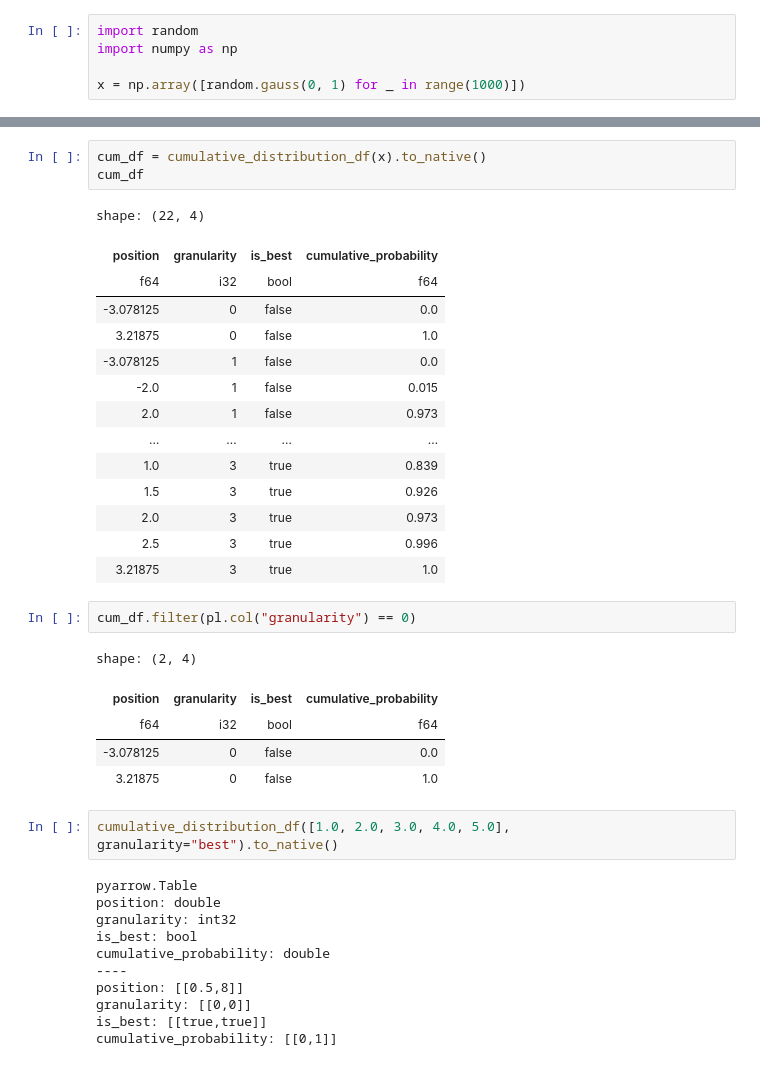
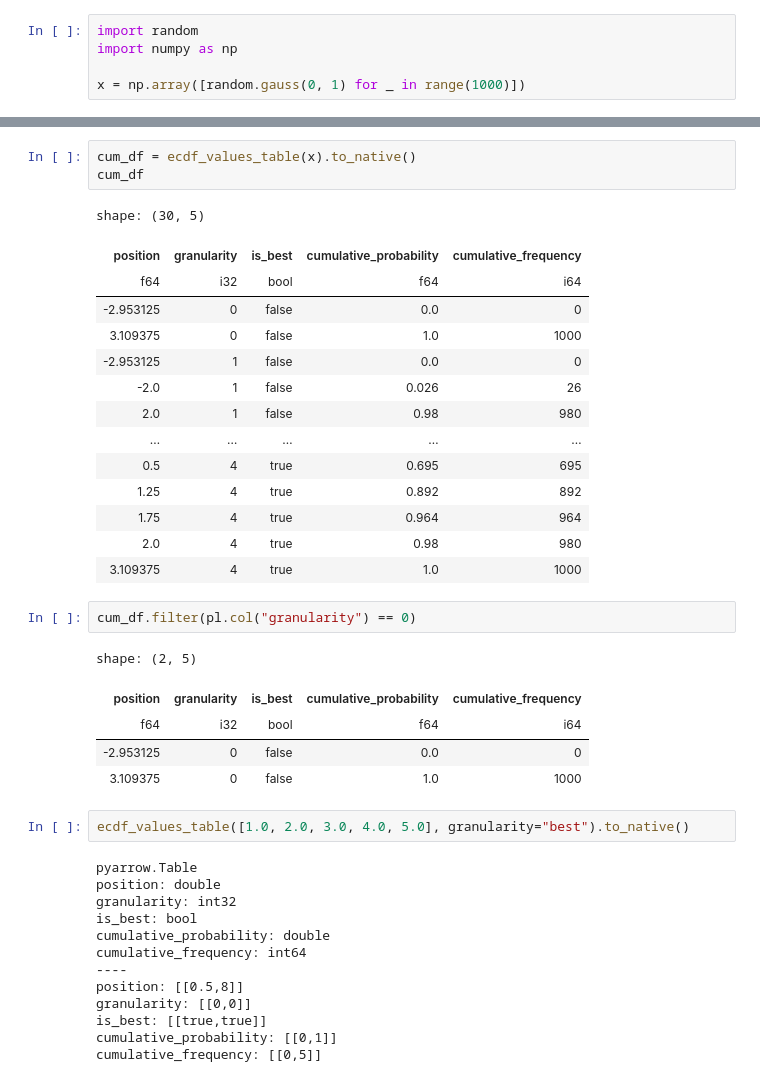
Before and after one commit to KhiopsML/khisto-python, a Jupyter notebook: sandbox/array.ipynb, the cells around one changed output, grey strips where cells are left out. Saved outputs shown, nothing was run; the diff lists cells and outputs as text.

```diff
--- a/sandbox/array.ipynb
+++ b/sandbox/array.ipynb
@@ -112,39 +115,41 @@ shape: (18, 9)
 # %%
-cum_df = cumulative_distribution_df(x).to_native()
+cum_df = ecdf_values_table(x).to_native()
 cum_df
 # %% [output]
-shape: (22, 4)
+shape: (30, 5)
-| position | granularity | is_best | cumulative_probability |
-| f64 | i32 | bool | f64 |
-| -3.078125 | 0 | false | 0.0 |
-| 3.21875 | 0 | false | 1.0 |
-| -3.078125 | 1 | false | 0.0 |
-| -2.0 | 1 | false | 0.015 |
-| 2.0 | 1 | false | 0.973 |
-| … | … | … | … |
-| 1.0 | 3 | true | 0.839 |
-| 1.5 | 3 | true | 0.926 |
-| 2.0 | 3 | true | 0.973 |
-| 2.5 | 3 | true | 0.996 |
-| 3.21875 | 3 | true | 1.0 |
+| position | granularity | is_best | cumulative_probability | cumulative_frequency |
+| f64 | i32 | bool | f64 | i64 |
+| -2.953125 | 0 | false | 0.0 | 0 |
+| 3.109375 | 0 | false | 1.0 | 1000 |
+| -2.953125 | 1 | false | 0.0 | 0 |
+| -2.0 | 1 | false | 0.026 | 26 |
+| 2.0 | 1 | false | 0.98 | 980 |
+| … | … | … | … | … |
+| 0.5 | 4 | true | 0.695 | 695 |
+| 1.25 | 4 | true | 0.892 | 892 |
+| 1.75 | 4 | true | 0.964 | 964 |
+| 2.0 | 4 | true | 0.98 | 980 |
+| 3.109375 | 4 | true | 1.0 | 1000 |
 # %%
 cum_df.filter(pl.col("granularity") == 0)
 # %% [output]
-shape: (2, 4)
+shape: (2, 5)
-| position | granularity | is_best | cumulative_probability |
-| f64 | i32 | bool | f64 |
-| -3.078125 | 0 | false | 0.0 |
-| 3.21875 | 0 | false | 1.0 |
+| position | granularity | is_best | cumulative_probability | cumulative_frequency |
+| f64 | i32 | bool | f64 | i64 |
+| -2.953125 | 0 | false | 0.0 | 0 |
+| 3.109375 | 0 | false | 1.0 | 1000 |
 # %%
-cumulative_distribution_df([1.0, 2.0, 3.0, 4.0, 5.0], granularity="best").to_native()
+ecdf_values_table([1.0, 2.0, 3.0, 4.0, 5.0], granularity="best").to_native()
 # %% [output]
 pyarrow.Table
 position: double
 granularity: int32
 is_best: bool
 cumulative_probability: double
+cumulative_frequency: int64
 ----
 position: [[0.5,8]]
 granularity: [[0,0]]
 is_best: [[true,true]]
 cumulative_probability: [[0,1]]
+cumulative_frequency: [[0,5]]
```
Also changed, not shown: parts of 9 cells of this notebook, 14 other files.
